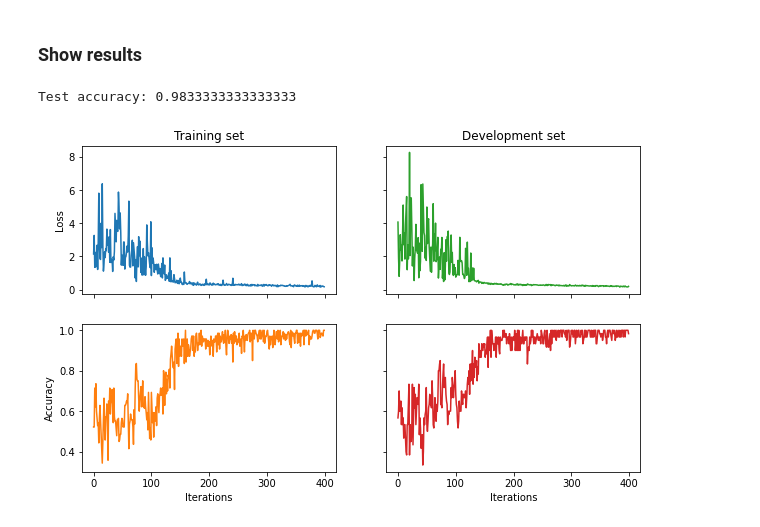
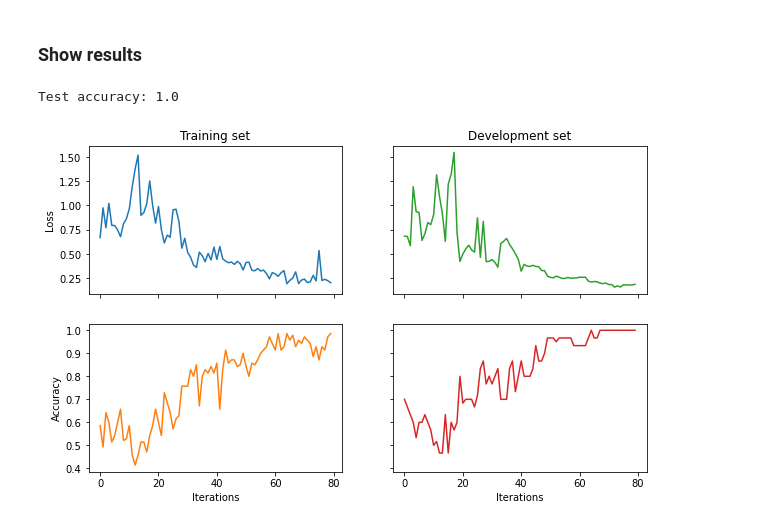
Before and after one commit to blakewilsonquantinuum/lambeq-public, a Jupyter notebook: docs/examples/quantum_pipeline_tket.ipynb, the cells around one changed output. Drawn from its saved outputs; the diff is of its cells as text; code cells hidden in the pictures.

```diff
--- a/docs/examples/quantum_pipeline_tket.ipynb
+++ b/docs/examples/quantum_pipeline_tket.ipynb
@@ -22,6 +23,6 @@ from lambeq.ccg2discocat import DepCCGParser
 
 reader = DepCCGParser(possible_root_cats=['S[dcl]'])
 
-train_diagrams = reader.sentences2diagrams(train_data)
-dev_diagrams = reader.sentences2diagrams(dev_data)
-test_diagrams = reader.sentences2diagrams(test_data)
+raw_train_diagrams = reader.sentences2diagrams(train_data)
+raw_dev_diagrams = reader.sentences2diagrams(dev_data)
+raw_test_diagrams = reader.sentences2diagrams(test_data)
@@ -84,13 +134,12 @@ test_pred_fn = make_pred_fn(test_circuits)
 ### Train
 # %%
 from noisyopt import minimizeSPSA
-import numpy
 
 def make_cost_fn(pred_fn, labels):
     def cost_fn(params, **kwargs):
         predictions = pred_fn(params)
 
-        cost = -np.sum(labels * np.log2(predictions)) / len(labels)  # binary cross-entropy loss
+        cost = -np.sum(labels * np.log(predictions)) / len(labels)  # binary cross-entropy loss
         costs.append(cost)
 
         acc = np.sum(np.round(predictions) == labels) / len(labels) / 2  # half due to double-counting
@@ -102,38 +151,35 @@ def make_cost_fn(pred_fn, labels):
     return cost_fn, costs, accuracies
 
 
-numpy.random.seed(0)
-rng = numpy.random.default_rng(0)
-x0 = np.array(rng.random(len(parameters)))
-
 train_cost_fn, train_costs, train_accs = make_cost_fn(train_pred_fn, train_labels)
 dev_cost_fn, dev_costs, dev_accs = make_cost_fn(dev_pred_fn, dev_labels)
 
-result = minimizeSPSA(train_cost_fn, x0=x0, a=0.13, c=0.1, niter=400, callback=dev_cost_fn)
+x0 = np.array(rng.random(len(parameters)))
+np.random.seed(SEED)
+result = minimizeSPSA(train_cost_fn, x0=x0, a=0.2, c=0.06, niter=80, callback=dev_cost_fn)
 # %% [markdown]
 ### Show results
 # %%
 import matplotlib.pyplot as plt
-plt.rcParams['figure.figsize'] = (10, 6)
 
-fig, ((ax_tl, ax_tr), (ax_bl, ax_br)) = plt.subplots(2, 2, sharex=True, sharey='row')
+fig, ((ax_tl, ax_tr), (ax_bl, ax_br)) = plt.subplots(2, 2, sharex=True, sharey='row', figsize=(10, 6))
 ax_tl.set_title('Training set')
 ax_tr.set_title('Development set')
 ax_bl.set_xlabel('Iterations')
 ax_br.set_xlabel('Iterations')
 ax_bl.set_ylabel('Accuracy')
 ax_tl.set_ylabel('Loss')
 
 colours = iter(plt.rcParams['axes.prop_cycle'].by_key()['color'])
 ax_tl.plot(train_costs[1::2], color=next(colours))  # training evaluates twice per iteration
 ax_bl.plot(train_accs[1::2], color=next(colours))   # so take every other entry
 ax_tr.plot(dev_costs, color=next(colours))
 ax_br.plot(dev_accs, color=next(colours))
 
 # print test accuracy
 test_cost_fn, _, test_accs = make_cost_fn(test_pred_fn, test_labels)
 test_cost_fn(result.x)
 print('Test accuracy:', test_accs[0])
 # %% [output]
-Test accuracy: 0.9833333333333333
+Test accuracy: 1.0
-[figure, old version]
+[figure, new version]
```
Also changed, not shown: parts of 4 cells of this notebook.
